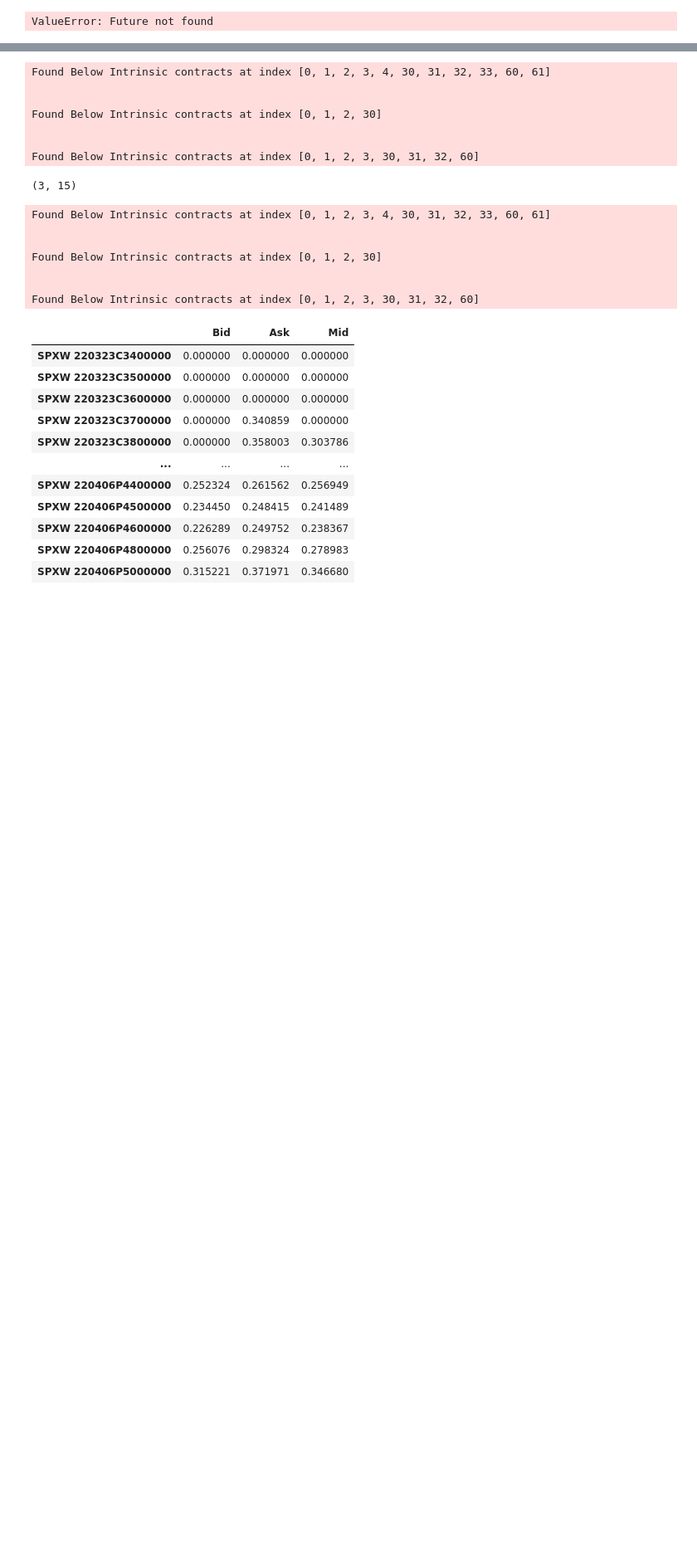
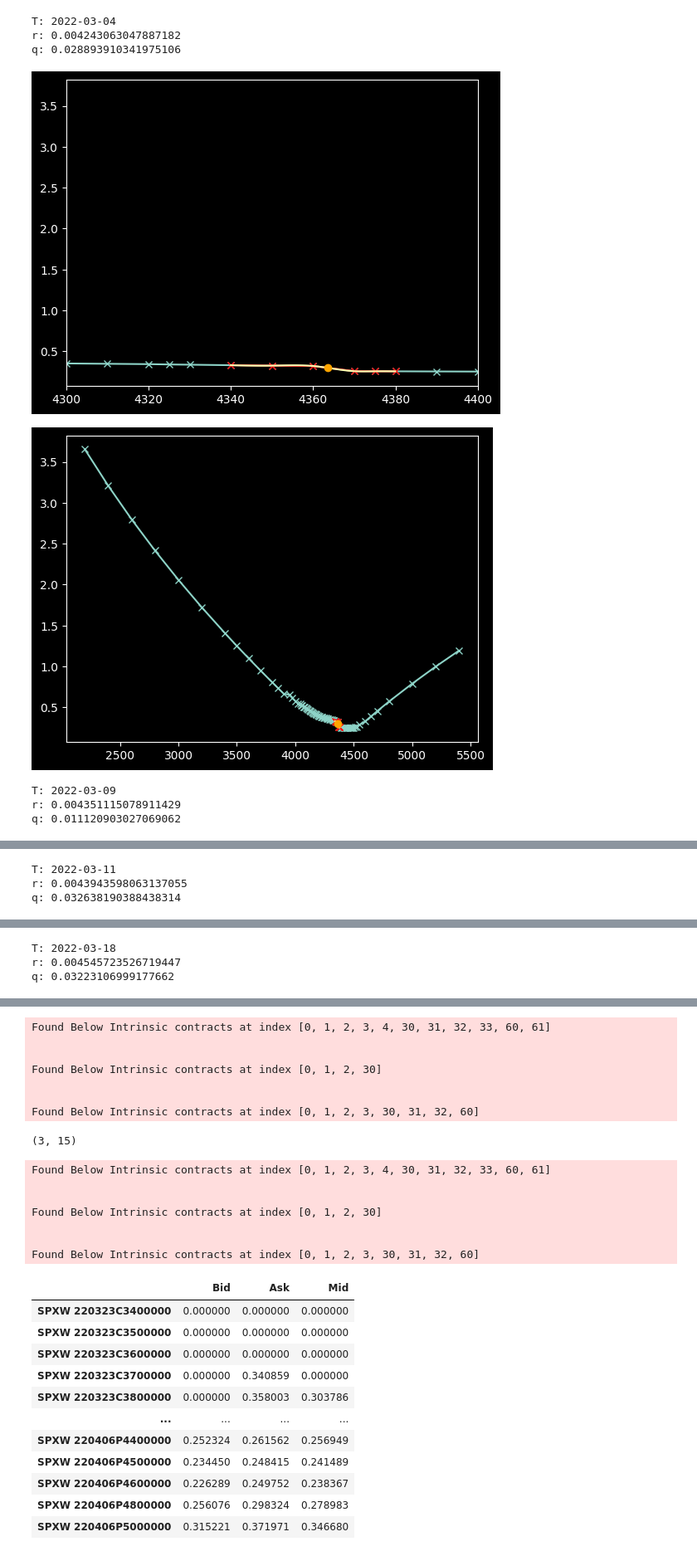
Before and after one commit to mayurankv/msc-statistics-dissertation, a Jupyter notebook: Project/notebooks/option_test.ipynb, the cells around one changed output, grey strips where cells are left out. Shown at 83% size. Drawn from its saved outputs; the diff is of its cells as text; code cells hidden in the pictures; blank space fills up the shorter version.

```diff
--- a/Project/notebooks/option_test.ipynb
+++ b/Project/notebooks/option_test.ipynb
@@ -20,0 +18,4 @@ time = np.datetime64("2022-03-09")
+# %%
+ticker = "SPX"
+spx = Underlying(ticker)
+pricing_model = PricingModel("Black-Scholes")
@@ -21,10 +121,9 @@ time = np.datetime64("2022-03-09")
 # %%
 volatility_surface = spx_vs
-pricing_model = PricingModel("Black-76")
 surface = volatility_surface.surface_quantities(
 	time=time,
 	quantity_method="empirical_pricing_implied_volatility",
 	price_types=["Mid"],
 	out_the_money=True,
-	pricing_model=pricing_model,
+	pricing_model=PricingModel(),
 )[0]
@@ -31,44 +188,57 @@ surface = volatility_surface.surface_quantities(
 # %%
-from scipy.interpolate import CubicSpline
-from pandas import DataFrame
-from typing import cast
+if True:
+	for i, expiry in enumerate(volatility_surface.expiries):
+		print(f"T: {expiry}")
+		t2x = time_to_expiry(time, volatility_surface.expiries)
+		print(f"r: {get_risk_free_interest_rate(time, t2x)[i]}")
+		print(f"q: {get_dividend_yield(volatility_surface.underlying, time, volatility_surface.expiries, False)[i]}")
+		indices = find_closest_strikes(
+			strikes=volatility_surface.strikes,
+			spot=volatility_surface.underlying.price(time=time),
+		)
+		# print(indices)
+		cs = CubicSpline(
+			x=indices,
+			y=cast(DataFrame, surface.xs(key=expiry, level=1)).loc[indices, "Symbol"].values,
+			bc_type="natural",
+		)
+		x = np.linspace(indices.min(), indices.max(), 100)
+		plt.plot(volatility_surface.strikes, cast(DataFrame, surface.xs(key=expiry, level=1)).loc[volatility_surface.strikes, "Symbol"].values, linestyle=None, marker="x")
+		plt.plot(indices, cast(DataFrame, surface.xs(key=expiry, level=1)).loc[indices, "Symbol"].values, linestyle=None, marker="x", color="red")
+		plt.plot(x, cs(x))
+		plt.plot((spot := volatility_surface.underlying.price(time=time)), cs(spot), color="orange", marker="o")
+		plt.gca().set_xlim(4300, 4400)
+		# plt.gca().set_ylim(0.22, 0.34)
+		plt.show()
 
-import matplotlib.pyplot as plt
-
-from stochastic_volatility_models.src.utils.options.strikes import find_closest_strikes
-
-if True:
-	expiry = volatility_surface.expiries[0]
-	indices = find_closest_strikes(
-		strikes=volatility_surface.strikes,
-		spot=volatility_surface.underlying.future_price(time=time, expiry=expiry, am_settlement=False),
-	)
-	print(indices)
-	cs = CubicSpline(
-		x=indices,
-		y=cast(DataFrame, surface.xs(key=expiry, level=1)).loc[indices, "Symbol"].values,
-		bc_type="natural",
-	)
-	x = np.linspace(indices.min(), indices.max(), 100)
-	plt.plot(indices, cast(DataFrame, surface.xs(key=expiry, level=1)).loc[indices, "Symbol"].values)
-	plt.plot(x, cs(x))
-	plt.show()
+		plt.plot(volatility_surface.strikes, cast(DataFrame, surface.xs(key=expiry, level=1)).loc[volatility_surface.strikes, "Symbol"].values, linestyle=None, marker="x")
+		plt.plot(indices, cast(DataFrame, surface.xs(key=expiry, level=1)).loc[indices, "Symbol"].values, linestyle=None, marker="x", color="red")
+		plt.plot(x, cs(x))
+		plt.plot((spot := volatility_surface.underlying.price(time=time)), cs(spot), color="orange", marker="o")
+		plt.show()
 else:
 	np.array(
 		[
 			CubicSpline(
 				x=indices,
 				y=cast(DataFrame, surface.xs(key=expiry, level=1)).loc[indices, "Symbol"].values,
 				bc_type="natural",
-			)(volatility_surface.underlying.future_price(time=time, expiry=expiry))
+			)(volatility_surface.underlying.price(time=time, expiry=expiry))
 			for expiry in volatility_surface.expiries
 			if (
 				indices := find_closest_strikes(
 					strikes=volatility_surface.strikes,
-					spot=volatility_surface.underlying.future_price(time=time, expiry=expiry),
+					spot=volatility_surface.underlying.price(time=time, expiry=expiry),
 				)
 			)
 		]
 	)
 # %% [output]
-ValueError: Future not found
+T: 2022-03-04
+r: 0.004243063047887182
+q: 0.028893910341975106
+[figure, added]
+[figure, added]
+T: 2022-03-09
+r: 0.004351115078911429
+q: 0.011120903027069062
@@ -74,0 +247,3 @@ ValueError: Future not found
+T: 2022-03-11
+r: 0.0043943598063137055
+q: 0.032638190388438314
@@ -74,0 +252,3 @@ ValueError: Future not found
+T: 2022-03-18
+r: 0.004545723526719447
+q: 0.03223106999177662
```
Also changed, not shown: parts of 23 cells of this notebook, 18 other files.
